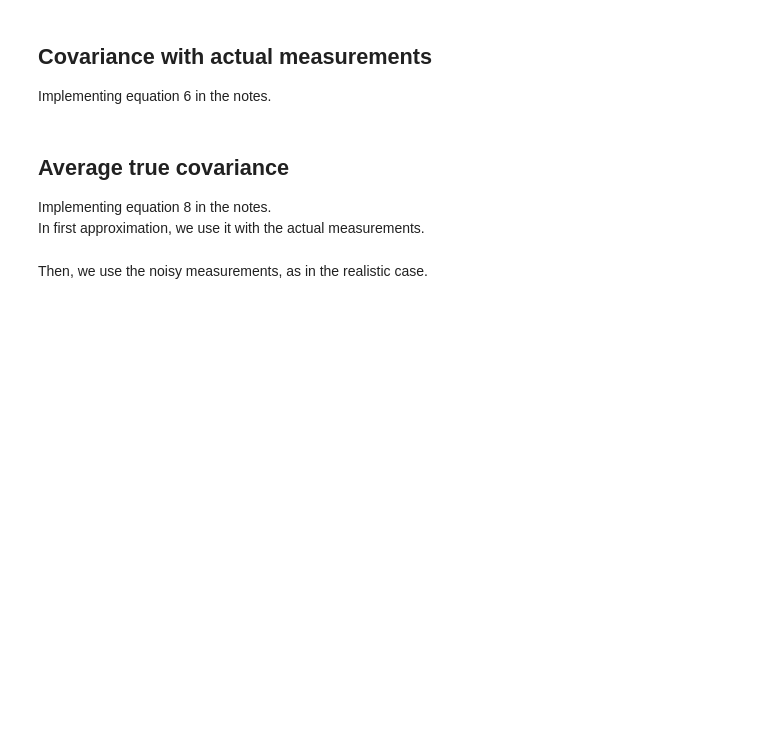
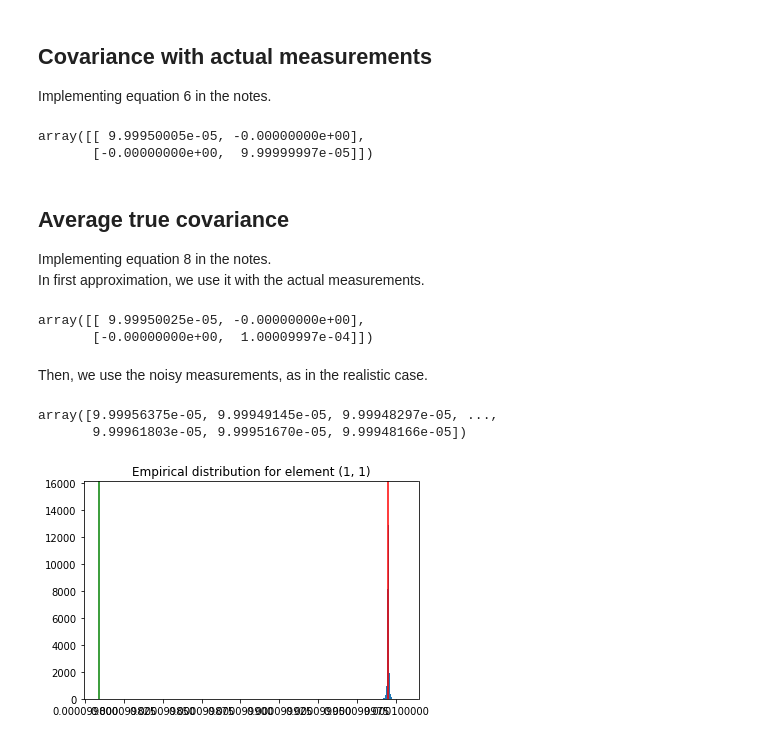
Before and after one commit to DecodEPFL/eiv-grid-id, a Jupyter notebook: notebooks/EF_03_noise_mc_test.ipynb, the cells around one changed output. Drawn from its saved outputs; the diff is of its cells as text; code cells hidden in the pictures; blank space fills up the shorter version.

```diff
--- a/notebooks/EF_03_noise_mc_test.ipynb
+++ b/notebooks/EF_03_noise_mc_test.ipynb
@@ -28,10 +31,10 @@ Try also with `theta=-1` and `theta_sd=1` and with `theta=-1` and `theta_sd=0.01
 np.random.seed(11)
 
 v = 1
-theta = -10 * np.pi / 180
+theta = -1*0#-10 * np.pi / 180
 
 v_sd = 0.01
-theta_sd = 1 * np.pi / 180
+theta_sd = 0.01 #1 * np.pi / 180
 
 v_var, theta_var = v_sd ** 2, theta_sd ** 2
 
@@ -72,6 +83,9 @@ covariance_with_actual = np.array([
     [cov_with_actual_12, cov_with_actual_22]
 ])
 covariance_with_actual
+# %% [output]
+array([[ 9.99950005e-05, -0.00000000e+00],
+       [-0.00000000e+00,  9.99999997e-05]])
 # %% [markdown]
 ## Average true covariance
 Implementing equation 8 in the notes.
@@ -85,6 +99,9 @@ covariance_average_true = np.array([
     [cov_avg_true_12, cov_avg_true_22]
 ])
 covariance_average_true
+# %% [output]
+array([[ 9.99950025e-05, -0.00000000e+00],
+       [-0.00000000e+00,  1.00009997e-04]])
 # %% [markdown]
 Then, we use the noisy measurements, as in the realistic case.
 # %%
@@ -111,10 +128,16 @@ cov_avg_true_11 = cov_avg_true_real(noisy_measurements, v_var, theta_var)
 cov_avg_true_22 = cov_avg_true_imag(noisy_measurements, v_var, theta_var)
 cov_avg_true_12 = cov_avg_true_real_imag(noisy_measurements, v_var, theta_var)
 cov_avg_true_11
+# %% [output]
+array([9.99956375e-05, 9.99949145e-05, 9.99948297e-05, ...,
+       9.99961803e-05, 9.99951670e-05, 9.99948166e-05])
 # %%
 plt.hist(cov_avg_true_11, bins = 100)
 plt.title('Empirical distribution for element (1, 1)')
-plt.axvline(actual_covariance[0, 0], color='red');
+plt.axvline(actual_covariance[0, 0], color='green');
+plt.axvline(covariance_average_true[0, 0], color='red');
+# %% [output]
+[figure, added]
 # %%
 plt.hist(cov_avg_true_22, bins = 100)
 plt.title('Empirical distribution for element (1, 2)')
```
Also changed, not shown: parts of 6 cells of this notebook, 4 other files.
